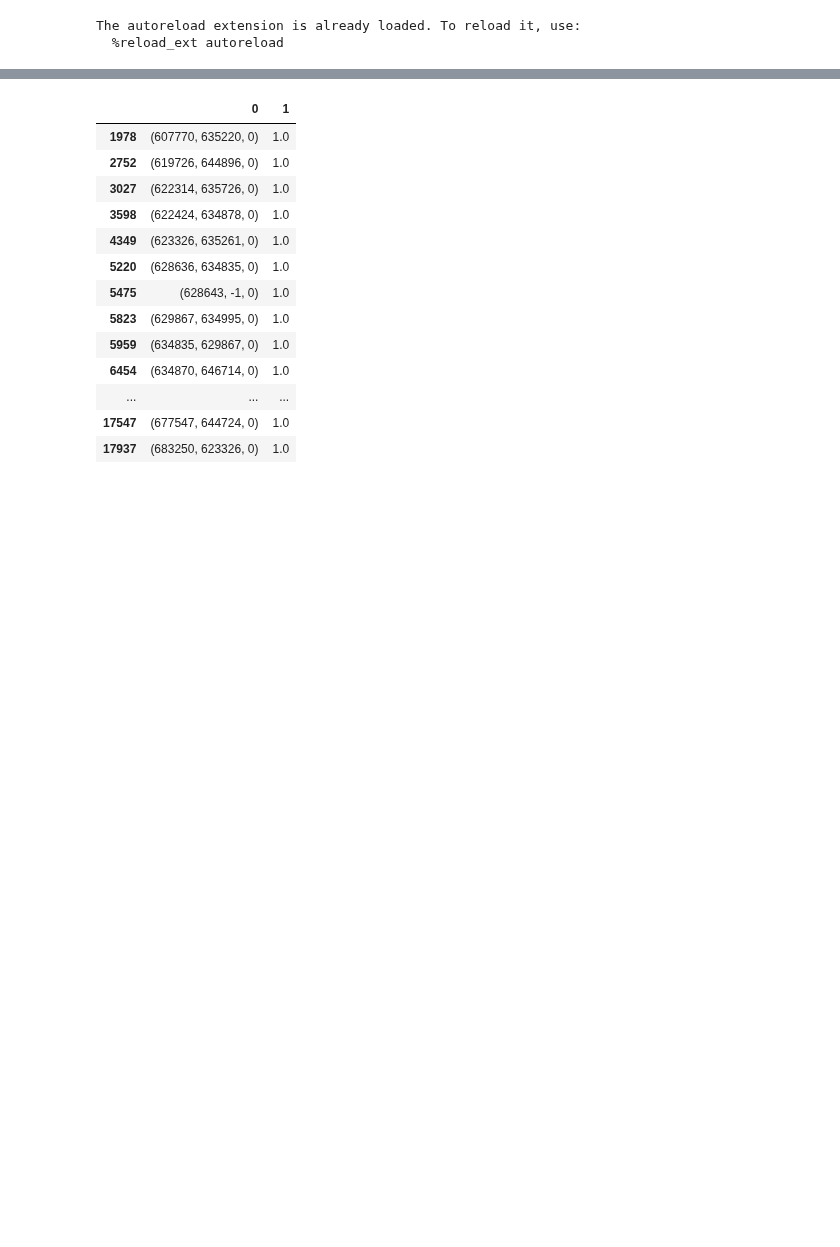
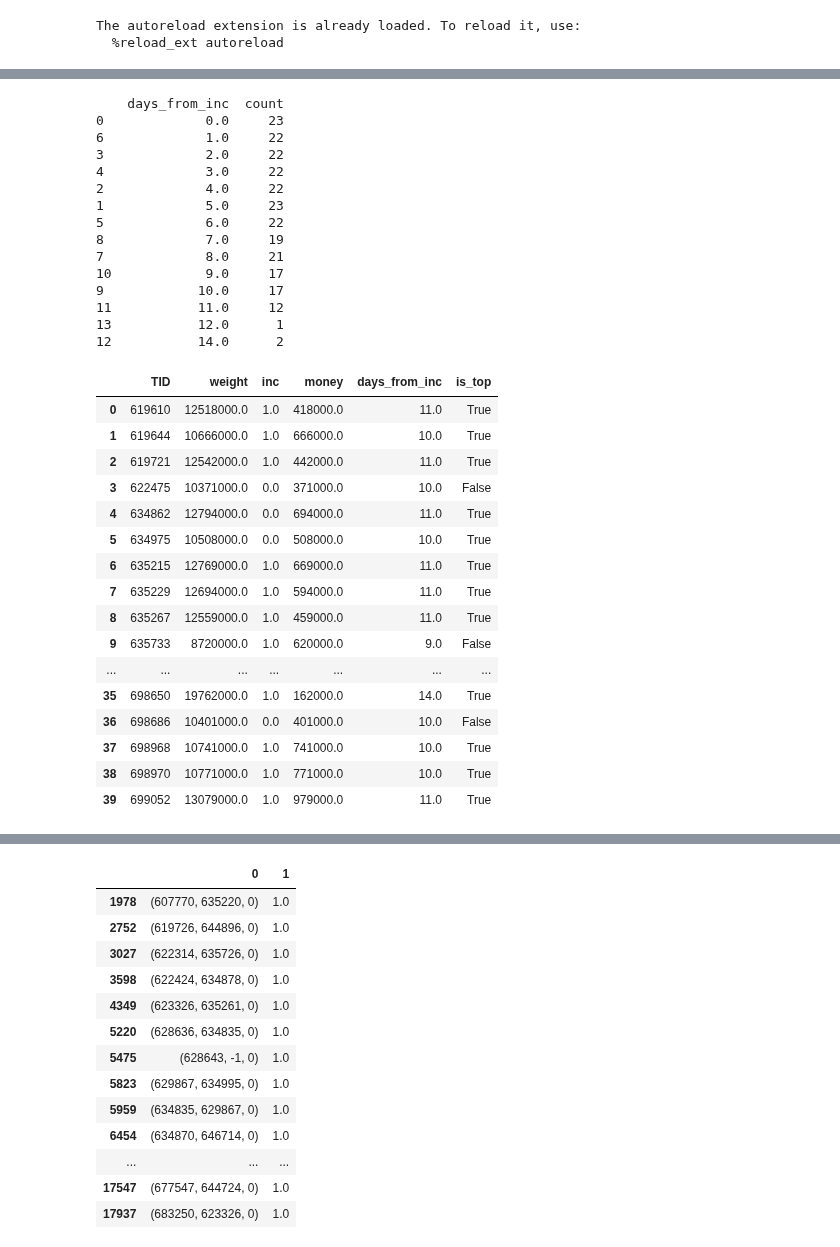
Before and after one commit to SerSmith/bank_schedule, a Jupyter notebook: main.ipynb, the cells around one changed output, grey strips where cells are left out. Cells and saved outputs as stored; diff of their text form; code cells hidden in the pictures; blank space fills up the shorter version.

Commit message:
fust optim

```diff
--- a/main.ipynb
+++ b/main.ipynb
@@ -21,12 +21,15 @@ The autoreload extension is already loaded. To reload it, use:
 %autoreload 2
 # BIG_NUM = 40*60
 
-cluster_num = 2
+cars_quant = 6
 
 data = dataclaster.DataClaster('/Users/sykuznetsov/Documents/GitHub/bank_schedule/data/raw')
 #data = dataclaster.DataClaster('/Users/marina/Documents/my_projects/hackathon_gazprombank/bank_schedule/data/raw')
-data.run_cluster(0.1, 5)
+data.run_cluster(0.1, cars_quant)
 
-
-presolved_models, presolved_results = optim.presolve(data, date(2022, 11, 1), 14,  100, cluster_num)
+out = []
+# for cluster_num in range(cars_quant):
+cluster_num = 3
+presolved_models, presolved_results = optim.presolve(data, date(2022, 9, 1), 15,  40, cluster_num)
+out.append((presolved_models, presolved_results, cluster_num))
 # %% [output]
@@ -274,0 +265,51 @@ len(data.get_tids_by_claster(2))
+# %%
+day = 14
+
+incs = presolved_results[day][1]
+money_start = presolved_results[day][2]
+days_from_inc = presolved_results[day][3]
+
+print(days_from_inc["days_from_inc"].value_counts().reset_index().sort_values("days_from_inc"))
+
+weights_10 = optim.OptModel("").calc_weights(money_start, days_from_inc, {})
+
+merged = weights_10.merge(incs, on='TID').merge(money_start, on='TID').merge(days_from_inc, on='TID')
+
+top_tids = optim.OptModel("").get_top_tids( 30, money_start, days_from_inc, data)
+
+merged['is_top'] = merged['TID'].isin(top_tids)
+
+merged
+# %% [output]
+    days_from_inc  count
+0             0.0     23
+6             1.0     22
+3             2.0     22
+4             3.0     22
+2             4.0     22
+1             5.0     23
+5             6.0     22
+8             7.0     19
+7             8.0     21
+10            9.0     17
+9            10.0     17
+11           11.0     12
+13           12.0      1
+12           14.0      2
+|  | TID | weight | inc | money | days_from_inc | is_top |
+| 0 | 619610 | 12518000.0 | 1.0 | 418000.0 | 11.0 | True |
+| 1 | 619644 | 10666000.0 | 1.0 | 666000.0 | 10.0 | True |
+| 2 | 619721 | 12542000.0 | 1.0 | 442000.0 | 11.0 | True |
+| 3 | 622475 | 10371000.0 | 0.0 | 371000.0 | 10.0 | False |
+| 4 | 634862 | 12794000.0 | 0.0 | 694000.0 | 11.0 | True |
+| 5 | 634975 | 10508000.0 | 0.0 | 508000.0 | 10.0 | True |
+| 6 | 635215 | 12769000.0 | 1.0 | 669000.0 | 11.0 | True |
+| 7 | 635229 | 12694000.0 | 1.0 | 594000.0 | 11.0 | True |
+| 8 | 635267 | 12559000.0 | 1.0 | 459000.0 | 11.0 | True |
+| 9 | 635733 | 8720000.0 | 1.0 | 620000.0 | 9.0 | False |
+| ... | ... | ... | ... | ... | ... | ... |
+| 35 | 698650 | 19762000.0 | 1.0 | 162000.0 | 14.0 | True |
+| 36 | 698686 | 10401000.0 | 0.0 | 401000.0 | 10.0 | False |
+| 37 | 698968 | 10741000.0 | 1.0 | 741000.0 | 10.0 | True |
+| 38 | 698970 | 10771000.0 | 1.0 | 771000.0 | 10.0 | True |
+| 39 | 699052 | 13079000.0 | 1.0 | 979000.0 | 11.0 | True |
```
Also changed, not shown: parts of 32 cells of this notebook, 1 other file.
